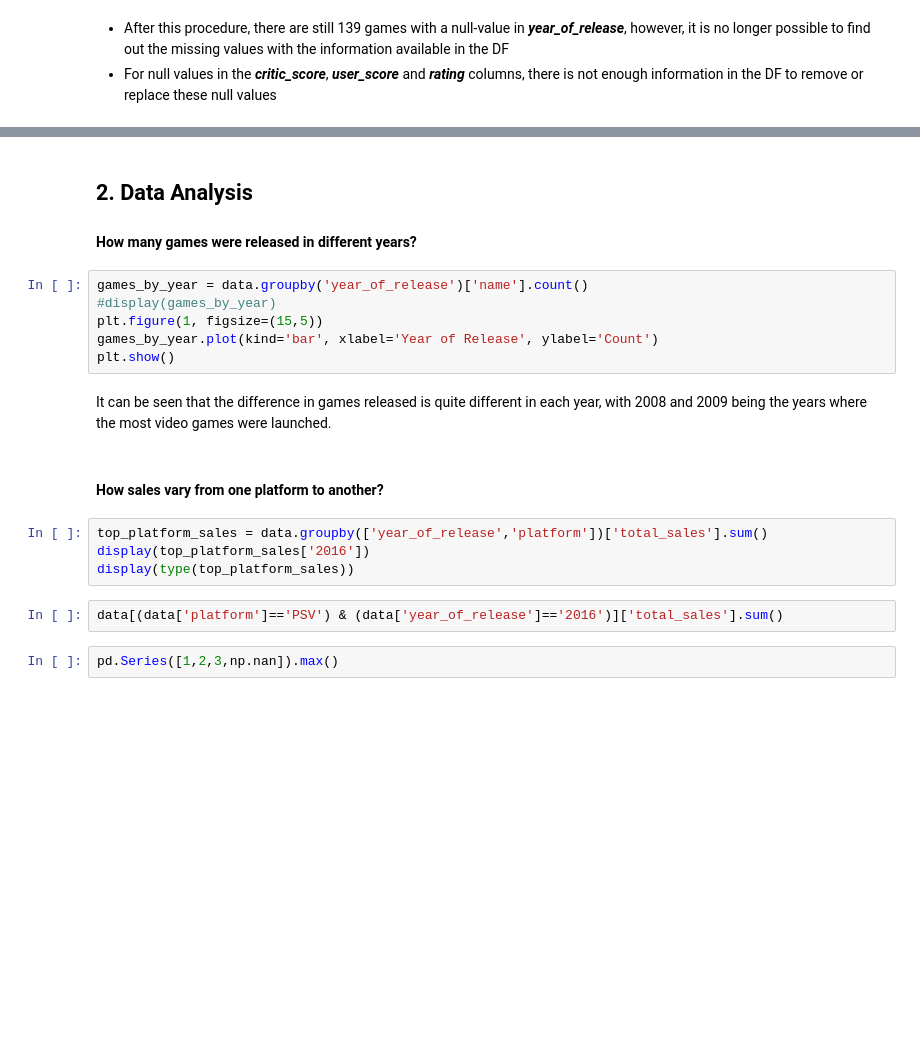
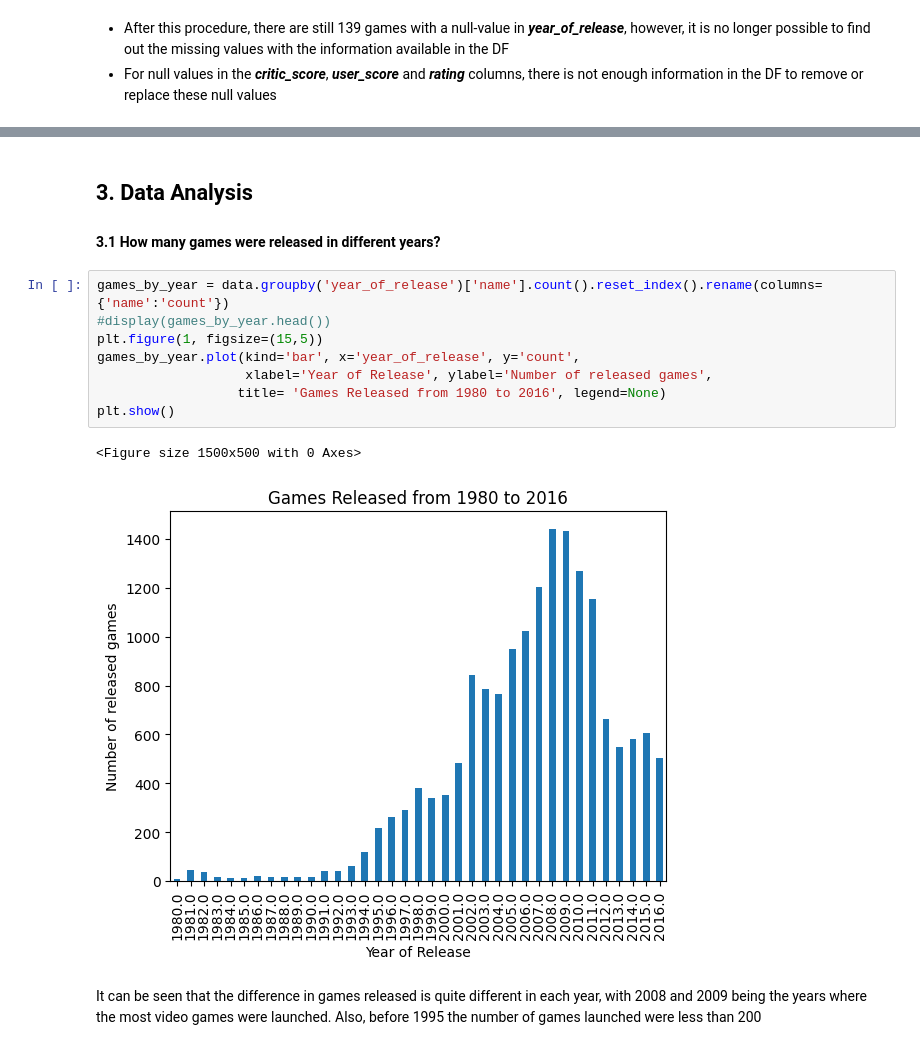
Before and after one commit to AlBerth-Dev/Ice_Videogames, a Jupyter notebook: notebooks/EDA.ipynb, the cells around one changed output, grey strips where cells are left out. Saved outputs shown, nothing was run; the diff lists cells and outputs as text; blank space fills up the shorter version.

Commit message:
Adition of sections 2 (Data Preparation) and 3 (Data Analysis)

```diff
--- a/notebooks/EDA.ipynb
+++ b/notebooks/EDA.ipynb
@@ -149,21 +142,17 @@ display(data)
 # %% [markdown]
-## 2. Data Analysis
-#### How many games were released in different years?
+## 3. Data Analysis
+#### 3.1 How many games were released in different years?
 # %%
-games_by_year = data.groupby('year_of_release')['name'].count()
-#display(games_by_year)
+games_by_year = data.groupby('year_of_release')['name'].count().reset_index().rename(columns={'name':'count'})
+#display(games_by_year.head())
 plt.figure(1, figsize=(15,5))
-games_by_year.plot(kind='bar', xlabel='Year of Release', ylabel='Count')
+games_by_year.plot(kind='bar', x='year_of_release', y='count',
+                   xlabel='Year of Release', ylabel='Number of released games',
+                  title= 'Games Released from 1980 to 2016', legend=None)
 plt.show()
+# %% [output]
+<Figure size 1500x500 with 0 Axes>
+[figure, added]
 # %% [markdown]
 It can be seen that the difference in games released is quite different in each year, with 2008 and 2009 being the years where the most video games were launched.
+Also, before 1995 the number of games launched were less than 200
-# %% [markdown]
-#### How sales vary from one platform to another?
-# %%
-top_platform_sales = data.groupby(['year_of_release','platform'])['total_sales'].sum()
-display(top_platform_sales['2016'])
-display(type(top_platform_sales))
-# %%
-data[(data['platform']=='PSV') & (data['year_of_release']=='2016')]['total_sales'].sum()
-# %%
-pd.Series([1,2,3,np.nan]).max()
```
Also changed, not shown: parts of 31 cells of this notebook.
